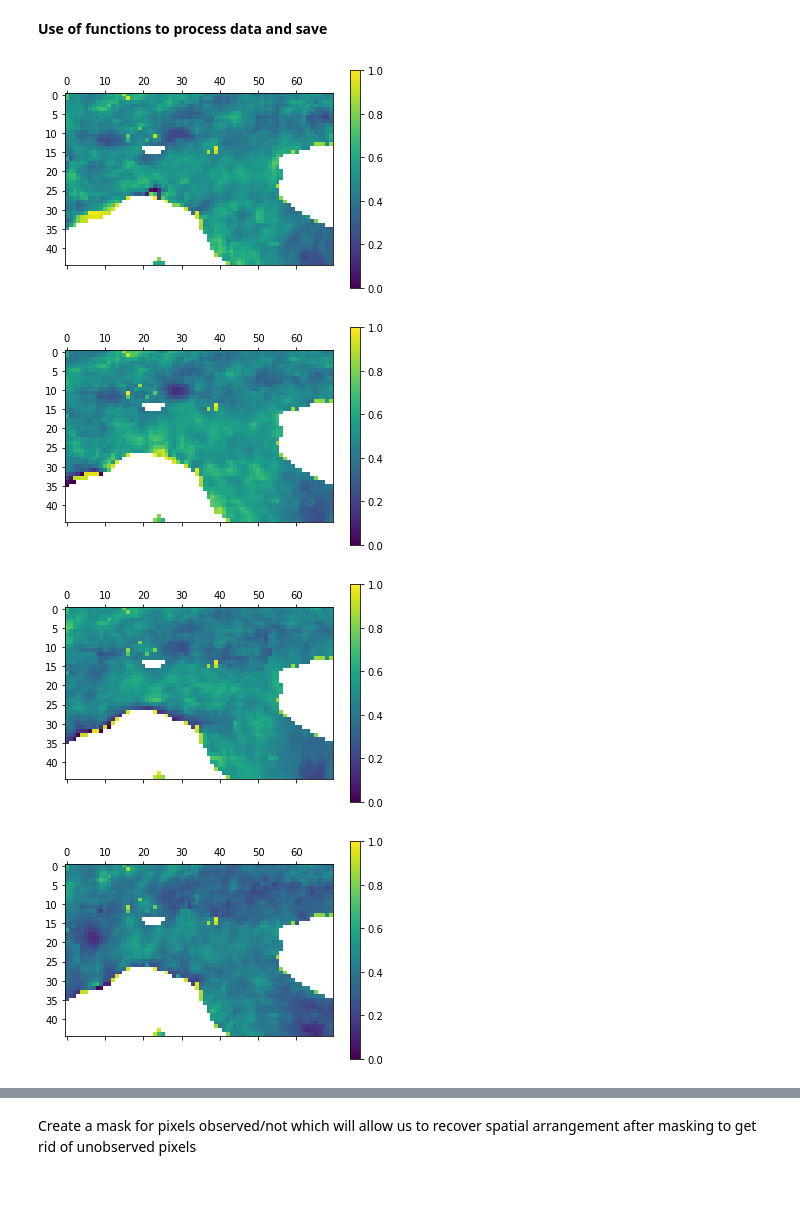
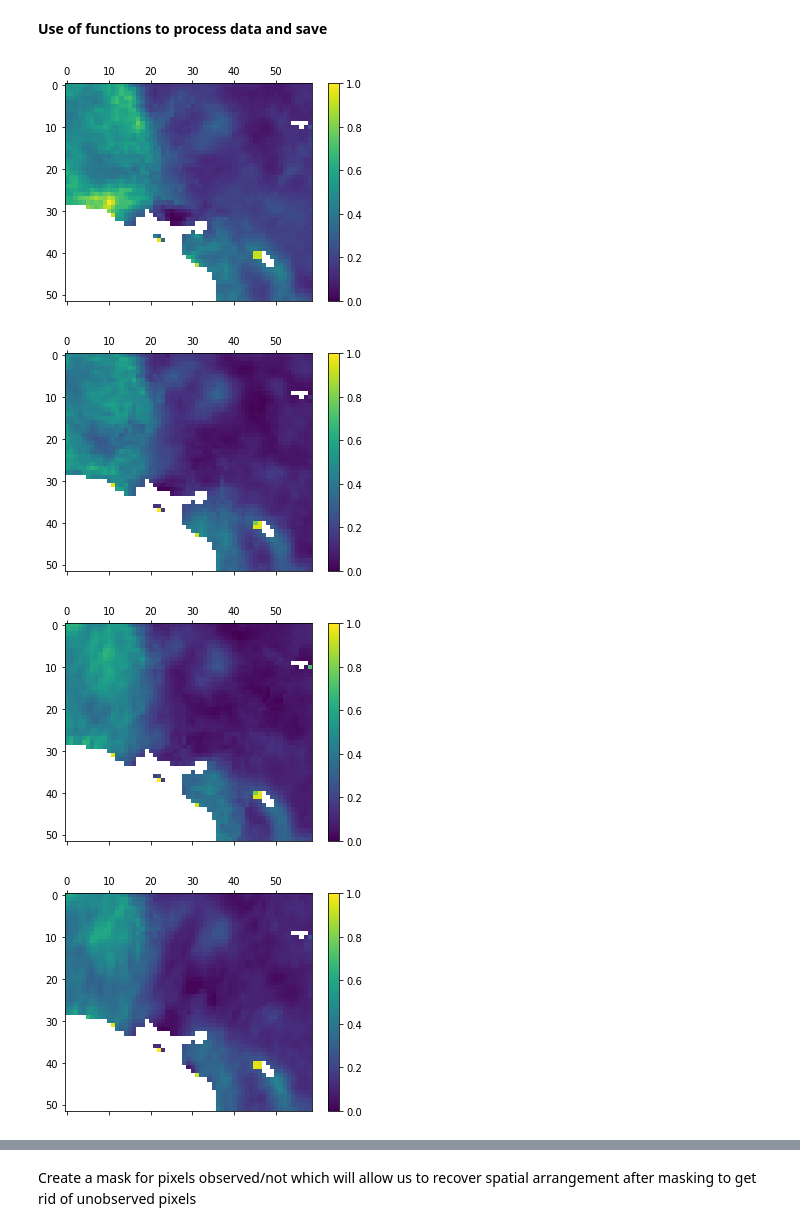
Before and after one commit to iainrolland/berkeley_lab, a Jupyter notebook: uncertainty_graph_notebook.ipynb, the cells around one changed output, grey strips where cells are left out. Cells and saved outputs as stored; diff of their text form; code cells hidden in the pictures; blank space fills up the shorter version.

```diff
--- a/uncertainty_graph_notebook.ipynb
+++ b/uncertainty_graph_notebook.ipynb
@@ -33,10 +51,11 @@ def load_italy():
 import matplotlib.pyplot as plt
 %matplotlib inline
 
-italy = load_italy()
+region = "california"
+data, label_map = load_data(region)
 
 for i in range(10):
     fig, ax = plt.subplots()
-    ax.matshow(italy[..., i * 10])
+    ax.matshow(data[..., i * 10])
     plt.show()
 # %% [output]
@@ -67,15 +86,15 @@ We will use the `pandas` library to make a `Dataframe` that can easily be interp
 
 We will assume that the array has nodes along the first dimension and time along the second (and last) dimension.
 # %%
-def lin_interp(data):
+def lin_interp(data_values):
     """
     data: array (Last axis MUST be time!)
     """
-    ndim = data.ndim
-    in_shape = data.shape
+    ndim = data_values.ndim
+    in_shape = data_values.shape
     if ndim > 2:
-        data = data.reshape(-1, data.shape[-1])
-    return pd.DataFrame(data.T).interpolate(method="linear", limit_direction="forward").interpolate(method="linear",
+        data_values = data_values.reshape(-1, data_values.shape[-1])
+    return pd.DataFrame(data_values.T).interpolate(method="linear", limit_direction="forward").interpolate(method="linear",
                                                                                                     limit_direction="backward").values.T
 # %% [markdown]
 To show this in operation, here is an example, before and after interpolation. Note that if there are no observed values over time the `nan` values aren't filled.
@@ -106,10 +125,10 @@ Generally speaking, it is common practice to normalize features in the data befo
 
 We will again assume that the function input will be a 2-dimensional array with #nodes x #timesteps.
 # %%
-def normalize(data):
-    maximum = np.nanmax(data, axis=0, keepdims=True)
-    minimum = np.nanmin(data, axis=0, keepdims=True)
-    return (data - minimum) / (maximum - minimum)
+def normalize(data_values):
+    maximum = np.nanmax(data_values, axis=0, keepdims=True)
+    minimum = np.nanmin(data_values, axis=0, keepdims=True)
+    return (data_values - minimum) / (maximum - minimum)
 # %%
 test_array = np.array(np.array([[1,2,3],[4,1,1], [3., 1., 3.5]]))
 
@@ -131,18 +150,18 @@ After:
 # %% [markdown]
 **Use of functions to process data and save**
 # %%
-filled = lin_interp(italy.reshape(-1, italy.shape[-1]))
+filled = lin_interp(data.reshape(-1, data.shape[-1]))
 normalized = normalize(filled)
 # %%
-reshaped = normalized.reshape(italy.shape)
+reshaped = normalized.reshape(data.shape)
 
 for i in range(10):
     fig, ax = plt.subplots()
-    cm = ax.matshow(normalized.reshape(italy.shape)[..., i * 10])
+    cm = ax.matshow(normalized.reshape(data.shape)[..., i * 10])
     fig.colorbar(cm, ax=ax)
     plt.show()
 # %% [output]
-[figure, old version]
+[figure, new version]
-[figure, old version]
+[figure, new version]
-[figure, old version]
+[figure, new version]
-[figure, old version]
+[figure, new version]
```
Also changed, not shown: parts of 24 cells of this notebook.
